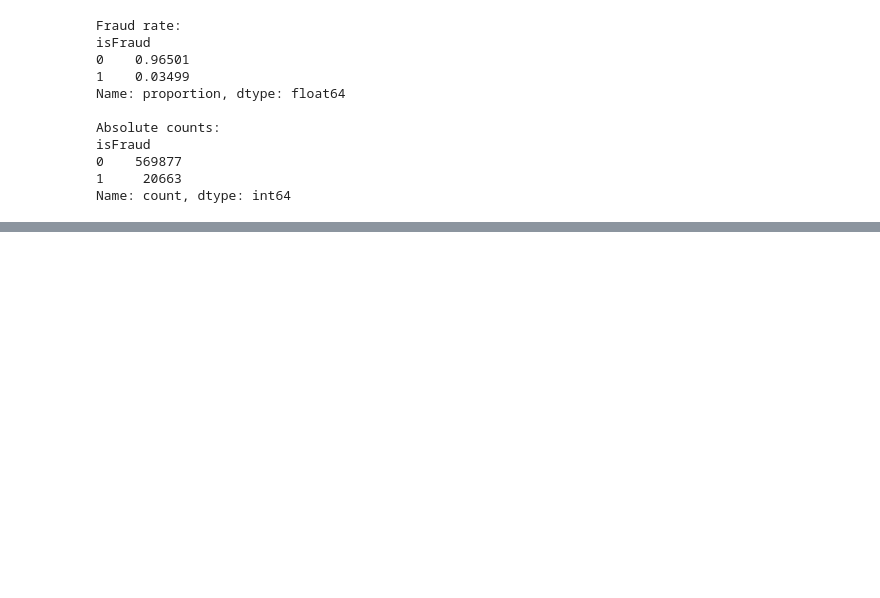
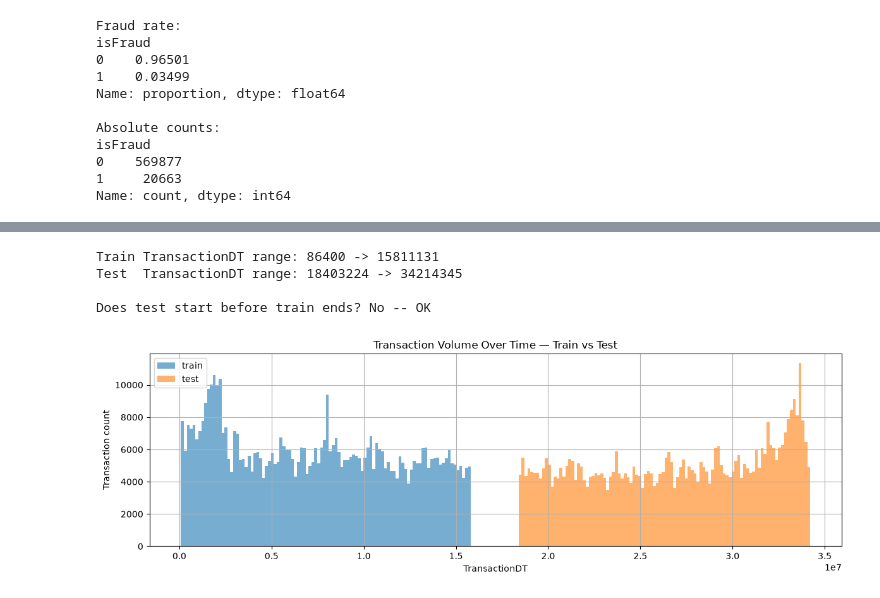
Before and after one commit to Nikhil09052007/Fraud_Detection_Model, a Jupyter notebook: notebooks/02_data_validation.ipynb, the cells around one changed output, grey strips where cells are left out. Drawn from its saved outputs; the diff is of its cells as text; code cells hidden in the pictures; blank space fills up the shorter version.

```diff
--- a/notebooks/02_data_validation.ipynb
+++ b/notebooks/02_data_validation.ipynb
@@ -287,0 +542,34 @@ Name: count, dtype: int64
+# %%
+time_col = "TransactionDT" if "TransactionDT" in train.columns else None
+
+if time_col:
+    train_min, train_max = train[time_col].min(), train[time_col].max()
+    test_min, test_max = test[time_col].min(), test[time_col].max()
+
+    print(f"Train {time_col} range: {train_min} -> {train_max}")
+    print(f"Test  {time_col} range: {test_min} -> {test_max}")
+
+    overlap = not (test_min >= train_max)
+    print(f"\nDoes test start before train ends? {'YES -- INVESTIGATE' if overlap else 'No -- OK'}")
+else:
+    print("No TransactionDT-style time column found — skipping temporal ordering check.")
+    print("If your dataset uses a different time column, update `time_col` above and re-run this cell.")
+# %% [output]
+Train TransactionDT range: 86400 -> 15811131
+Test  TransactionDT range: 18403224 -> 34214345
+
+Does test start before train ends? No -- OK
+# %%
+# --- E2. Visualize transaction volume over time for both sets ---
+if time_col:
+    fig, ax = plt.subplots(figsize=(12, 4))
+    train[time_col].hist(bins=100, alpha=0.6, label="train", ax=ax)
+    test[time_col].hist(bins=100, alpha=0.6, label="test", ax=ax)
+    ax.set_xlabel(time_col)
+    ax.set_ylabel("Transaction count")
+    ax.set_title("Transaction Volume Over Time — Train vs Test")
+    ax.legend()
+    plt.tight_layout()
+    plt.show()
+# %% [output]
+[figure, added]
```
Also changed, not shown: parts of 29 cells of this notebook, 1 other file.
